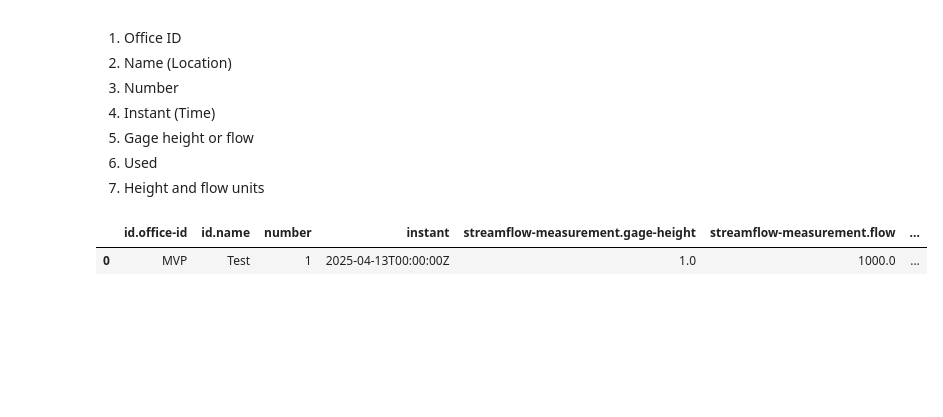
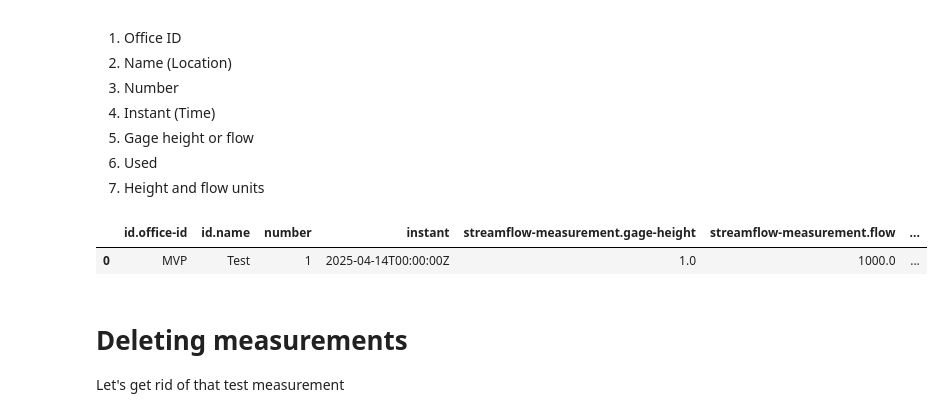
Before and after one commit to HydrologicEngineeringCenter/cwms-python, a Jupyter notebook: examples/05_cwms_measurements_examples.ipynb, the cells around one changed output. Drawn from its saved outputs; the diff is of its cells as text; code cells hidden in the pictures; blank space fills up the shorter version.

```diff
--- a/examples/05_cwms_measurements_examples.ipynb
+++ b/examples/05_cwms_measurements_examples.ipynb
@@ -239,8 +240,11 @@ example_jsonList = [
 # %%
 cwms.store_measurements(data=example_jsonList, fail_if_exists=True)
 # %%
-data = cwms.get_measurements(location_id_mask='Test', office_id='MVP')
+data = cwms.get_measurements(location_id_mask='Test', office_id=OFFICE)
 data.df
 # %% [output]
 |  | id.office-id | id.name | number | instant | streamflow-measurement.gage-height | streamflow-measurement.flow | ... |
-| 0 | MVP | Test | 1 | 2025-04-13T00:00:00Z | 1.0 | 1000.0 | ... |
+| 0 | MVP | Test | 1 | 2025-04-14T00:00:00Z | 1.0 | 1000.0 | ... |
+# %% [markdown]
+# Deleting measurements
+Let's get rid of that test measurement
```
Also changed, not shown: parts of 4 cells of this notebook, 2 other files.
